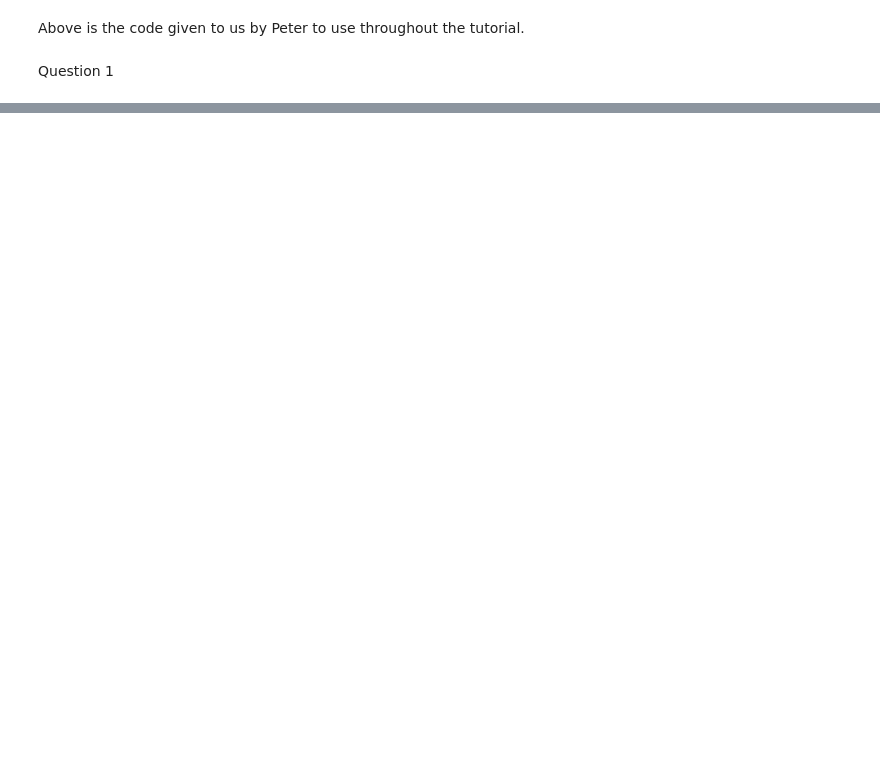
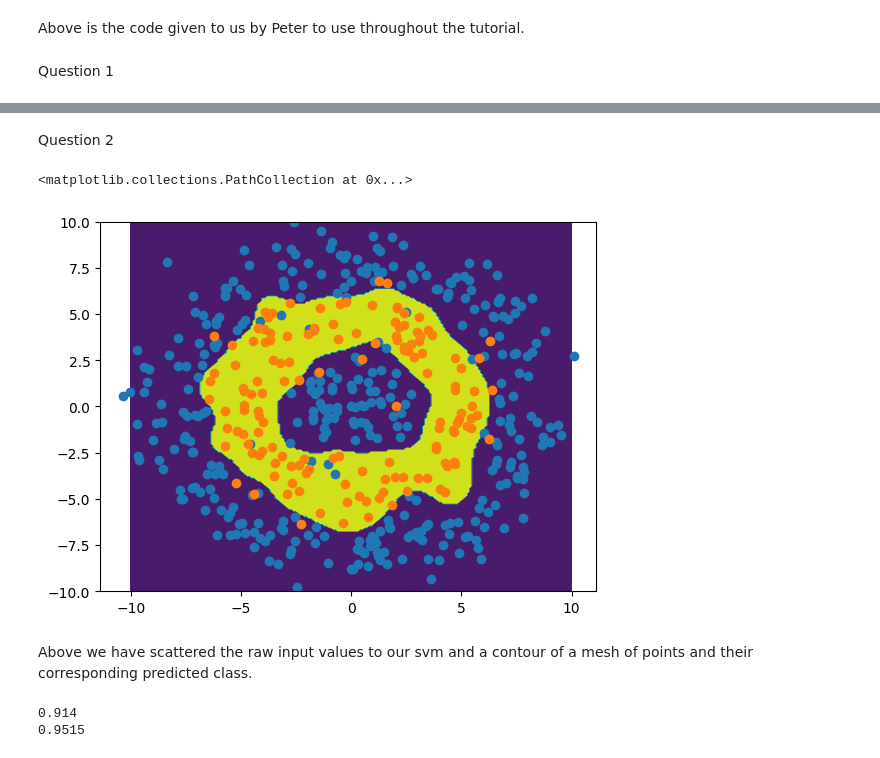
Before and after one commit to JGrant3101/ME4MachineLearning, a Jupyter notebook: Tutorial5.ipynb, the cells around one changed output, grey strips where cells are left out. Cells and saved outputs as stored; diff of their text form; code cells hidden in the pictures; blank space fills up the shorter version.

```diff
--- a/Tutorial5.ipynb
+++ b/Tutorial5.ipynb
@@ -101,0 +161,77 @@ print(size(dataset[1]))
+# %% [markdown]
+Question 2
+# %%
+# Generating a circular distribution with 500 points
+Xcircle, ycircle = gen_circular_distribution(500)
+
+# Defining a support vector machine
+svmcircle = SVC(C = 2, gamma = 'auto', kernel = 'rbf', degree = 3)
+
+# Fitting
+svmcircle.fit(Xcircle, ycircle)
+
+# Creating a sample of X points
+x1linecircle = np.linspace(-10, 10, 201)
+x2linecircle = np.linspace(-10, 10, 201)
+x1meshcircle, x2meshcircle = np.meshgrid(x1linecircle, x2linecircle)
+Xmeshcircle = np.array([x1meshcircle, x2meshcircle]).reshape([2, 201*201]).T
+
+# Predicting the classification for all of the sample X points
+resultscircle = svmcircle.predict(Xmeshcircle)
+resultscircle = np.reshape(resultscircle, [201, 201])
+
+# Plotting
+fig4, ax4 = plt.subplots()
+plt.contourf(x1linecircle, x2linecircle, resultscircle)
+plt.scatter(Xcircle[ycircle==0, 0], Xcircle[ycircle==0,1])
+plt.scatter(Xcircle[ycircle==1, 0], Xcircle[ycircle==1,1])
+#ax3.contour(x1line, x2line, decision, colors = 'k', levels = [-1, 0, 1], alpha = 0.5, linestyles = ['--', '-', '--'])
+#plt.scatter(sv[:,0], sv[:,1], marker = 'x', c = '#000000')
+# %% [output]
+<matplotlib.collections.PathCollection at 0x...>
+[figure, added]
+# %% [markdown]
+Above we have scattered the raw input values to our svm and a contour of a mesh of points and their corresponding predicted class.
+# %%
+# Setting up a k fold cross validation
+kf = KFold(n_splits = 5, shuffle = True)
+
+# Defining empty arrays to add our fraction values to so an average can be calculated at the end
+testfractions = 0
+trainfractions = 0
+a = 0;
+
+for train_index, test_index in kf.split(Xcircle):
+  X_train = Xcircle[train_index]
+  y_train = ycircle[train_index]
+  X_test = Xcircle[test_index]
+  y_test = ycircle[test_index]
+
+  # Use X_train, y_train to train the SVM
+  svmcircle.fit(X_train, y_train)
+  # Use svm.predict() to predict the output for the test data set
+  testresults = svmcircle.predict(X_test)
+  # loop through to compare the test data output to what it should be and obtain the fraction of correct classifications
+  count = 0
+  for i in range(len(y_test)):
+    if y_test[i] == testresults[i]:
+      count = count+1
+  testfractions = testfractions + (count / len(y_test))
+  # Do the same prediction and assessment performance with the training data
+  count = 0
+  trainresults = svmcircle.predict(X_train)
+  for i in range(len(y_train)):
+    if y_train[i] == trainresults[i]:
+      count = count+1
+  trainfractions = trainfractions + (count / len(y_train))
+
+# Dividing the sum of 5 fraction values to get the average
+testfraction = testfractions/5
+trainfraction = trainfractions/5
+
+# Printing the final accuracy values
+print(testfraction)
+print(trainfraction)
+# %% [output]
+0.914
+0.9515
```
Also changed, not shown: parts of 9 cells of this notebook.
